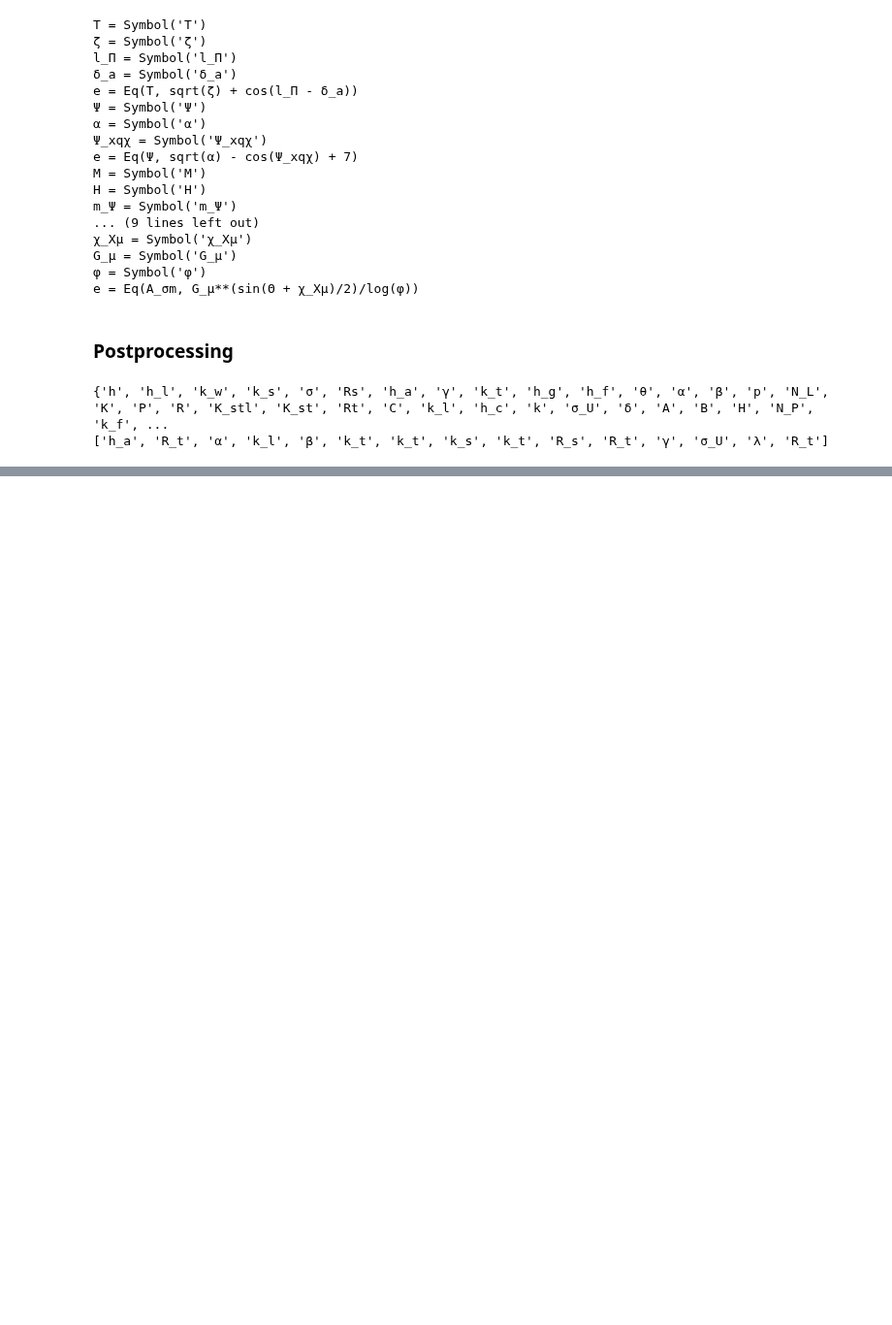
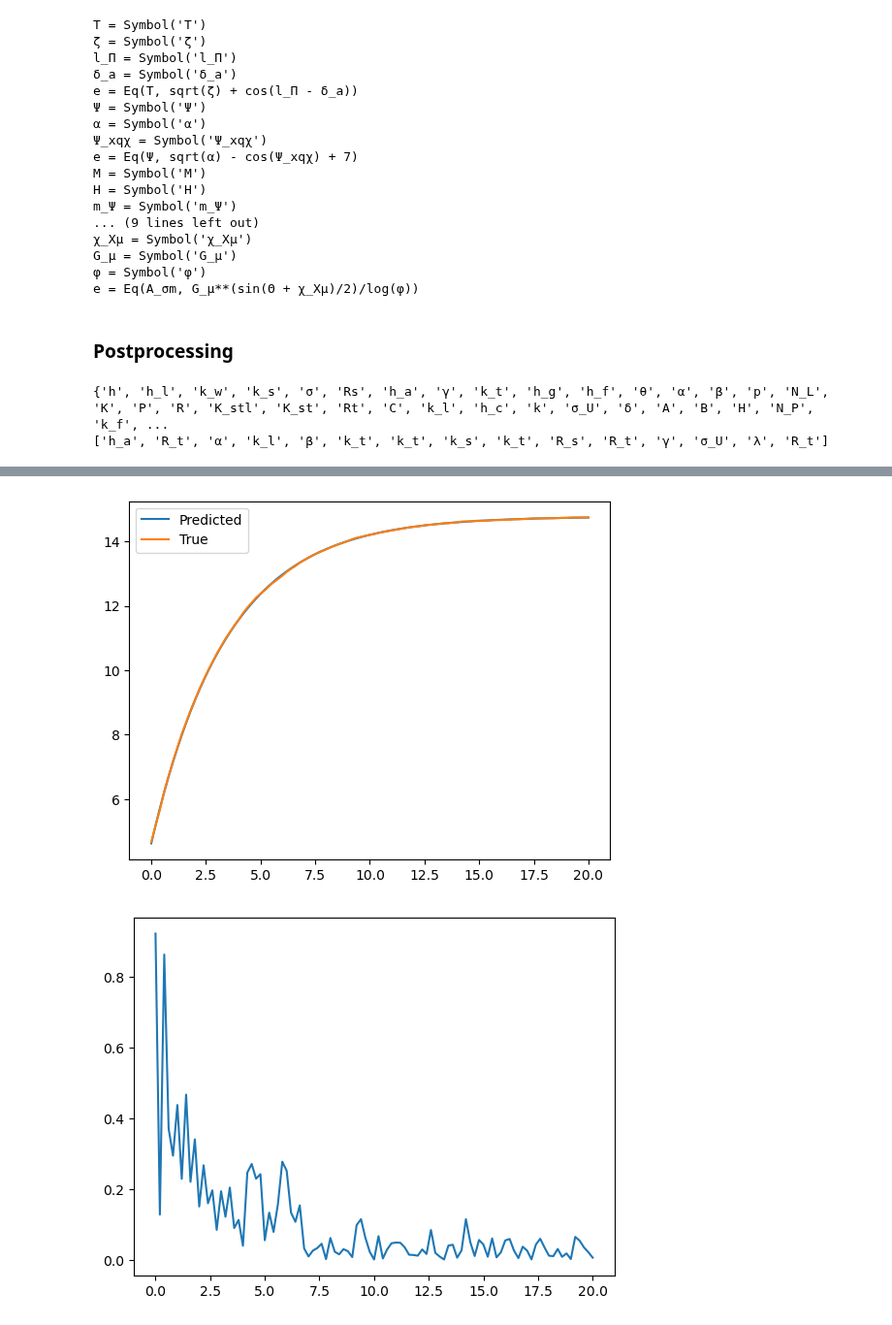
Before and after one commit to kyanjd/smart-scraper, a Jupyter notebook: fyp_work/paper_to_equation/test.ipynb, the cells around one changed output, grey strips where cells are left out. Shown at 97% size. Saved outputs shown, nothing was run; the diff lists cells and outputs as text; code cells hidden in the pictures; blank space fills up the shorter version.

```diff
--- a/fyp_work/paper_to_equation/test.ipynb
+++ b/fyp_work/paper_to_equation/test.ipynb
@@ -208,0 +195,15 @@ eg.plot_graph()
+# %%
+h=Symbol("h")
+exprs = [1]
+column_name = ["P", "h"]
+p20_df = pd.read_csv("Data/p20.csv", header=None, names=column_name)
+P_list = pd.to_numeric(p20_df["P"]).tolist()
+h_list_ref = pd.to_numeric(p20_df["h"]).tolist()
+soe = SystemOfEquations(filepath="Data/HTC_gemini5_predictions.txt")
+
+solutions = soe.solve_system(exprs, P_list, h)
+soe.plot_graph(P_list, solutions, h_list_ref)
+soe.plot_error_graph(P_list, solutions, h_list_ref)
+# %% [output]
+[figure, added]
+[figure, added]
```
Also changed, not shown: parts of 1 cell of this notebook, 1 other file.
